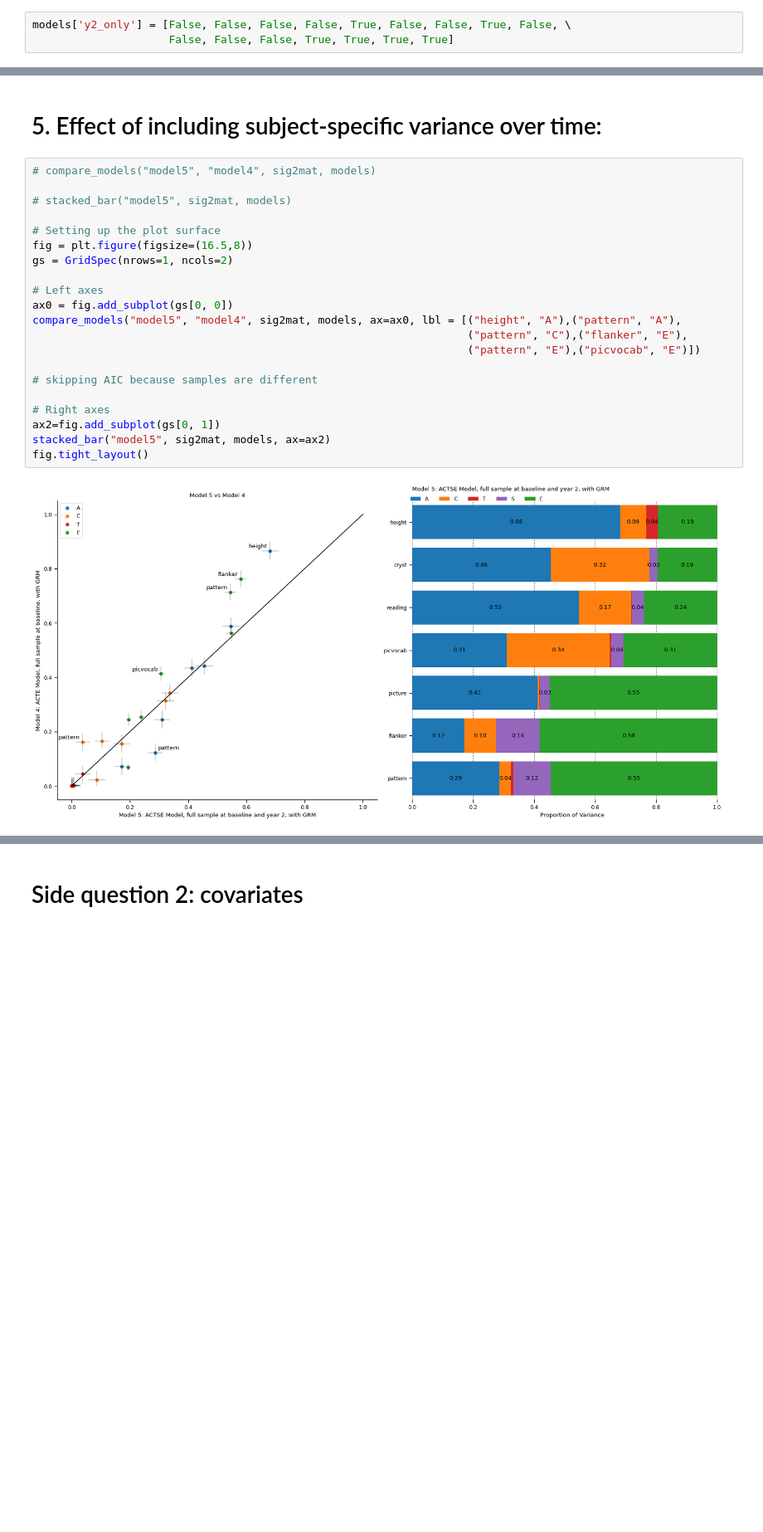
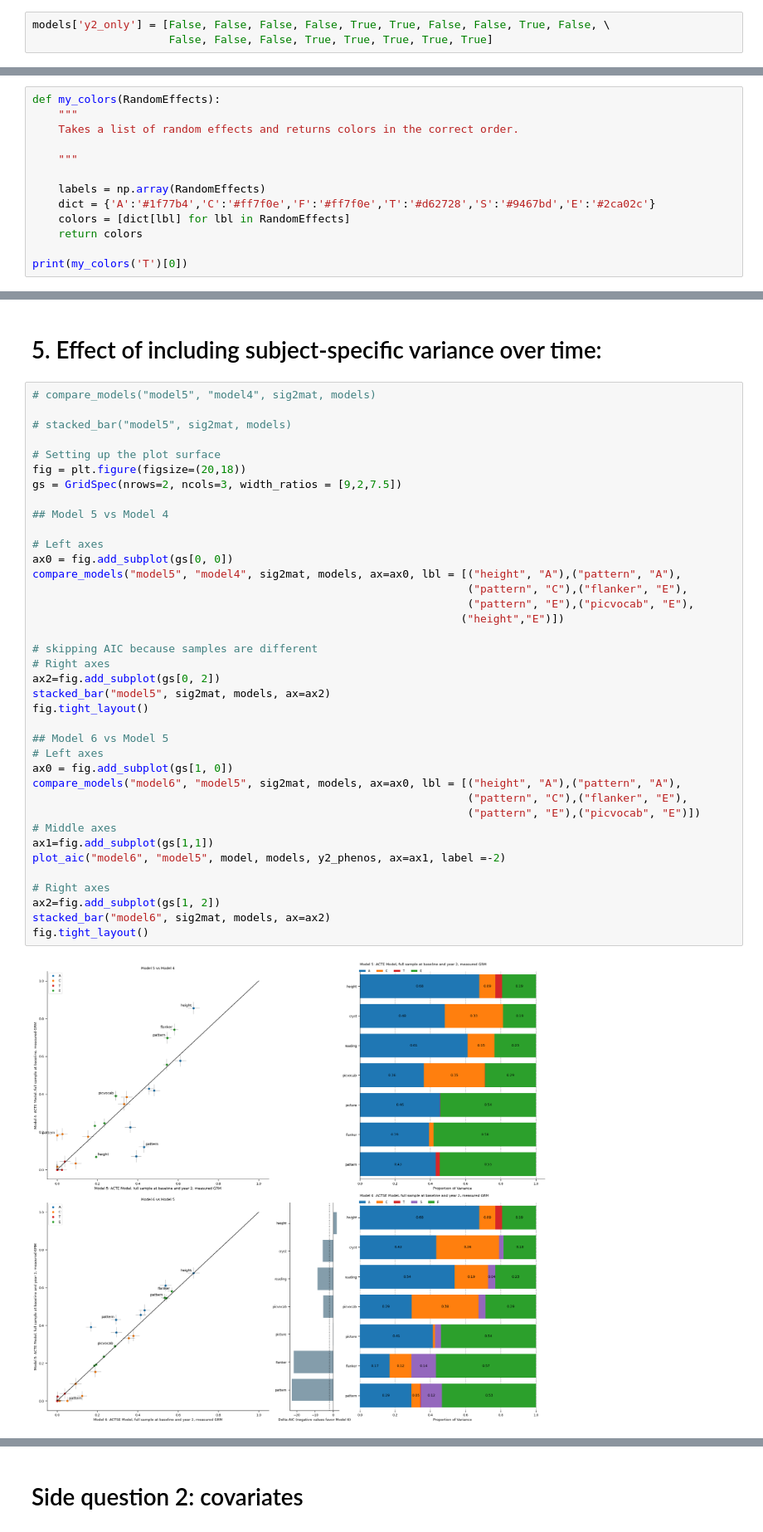
Before and after one commit to dmysmith/random_effects, a Jupyter notebook: behavioral/scripts/visualize_python.ipynb, the cells around one changed output, grey strips where cells are left out. Shown at 83% size. Drawn from its saved outputs; the diff is of its cells as text; blank space fills up the shorter version.

```diff
--- a/behavioral/scripts/visualize_python.ipynb
+++ b/behavioral/scripts/visualize_python.ipynb
@@ -25,8 +25,8 @@ models = pd.DataFrame(fstem_imaging, columns =['shortname'])
 models['title'] = titles
 models['RandomEffects'] = RandomEffects
 # %%
-models['y2_only'] = [False, False, False, False, True, False, False, True, False, \
-                     False, False, False, True, True, True, True]
+models['y2_only'] = [False, False, False, False, True, True, False, False, True, False, \
+                     False, False, False, True, True, True, True, True]
 # %%
 baseline_phenos = ["matrix", "pattern", "flanker",  "cardsort", "list", "picture", \
                    "picvocab", "reading", "cryst", "fluidcomp", "totalcomp", "height"]
@@ -134,0 +135,13 @@ models.at[(models.index[models['shortname'] == 'openmx'].tolist()[0]),'name']='M
+# %%
+def my_colors(RandomEffects):
+    """
+    Takes a list of random effects and returns colors in the correct order.
+
+    """
+
+    labels = np.array(RandomEffects)
+    dict = {'A':'#1f77b4','C':'#ff7f0e','F':'#ff7f0e','T':'#d62728','S':'#9467bd','E':'#2ca02c'}
+    colors = [dict[lbl] for lbl in RandomEffects]
+    return colors
+
+print(my_colors('T')[0])
@@ -518,23 +508,40 @@ stacked_bar("model4", sig2mat, models, ax=ax2)
 # %%
 # compare_models("model5", "model4", sig2mat, models)
 
 # stacked_bar("model5", sig2mat, models)
 
 # Setting up the plot surface
-fig = plt.figure(figsize=(16.5,8))
-gs = GridSpec(nrows=1, ncols=2)
+fig = plt.figure(figsize=(20,18))
+gs = GridSpec(nrows=2, ncols=3, width_ratios = [9,2,7.5])
+
+## Model 5 vs Model 4
 
 # Left axes
 ax0 = fig.add_subplot(gs[0, 0])
 compare_models("model5", "model4", sig2mat, models, ax=ax0, lbl = [("height", "A"),("pattern", "A"),
                                                                    ("pattern", "C"),("flanker", "E"),
-                                                                   ("pattern", "E"),("picvocab", "E")])
+                                                                   ("pattern", "E"),("picvocab", "E"),
+                                                                  ("height","E")])
 
 # skipping AIC because samples are different
+# Right axes
+ax2=fig.add_subplot(gs[0, 2])
+stacked_bar("model5", sig2mat, models, ax=ax2)
+fig.tight_layout()
+
+## Model 6 vs Model 5
+# Left axes
+ax0 = fig.add_subplot(gs[1, 0])
+compare_models("model6", "model5", sig2mat, models, ax=ax0, lbl = [("height", "A"),("pattern", "A"),
+                                                                   ("pattern", "C"),("flanker", "E"),
+                                                                   ("pattern", "E"),("picvocab", "E")])
+# Middle axes
+ax1=fig.add_subplot(gs[1,1])
+plot_aic("model6", "model5", model, models, y2_phenos, ax=ax1, label =-2)
 
 # Right axes
-ax2=fig.add_subplot(gs[0, 1])
-stacked_bar("model5", sig2mat, models, ax=ax2)
+ax2=fig.add_subplot(gs[1, 2])
+stacked_bar("model6", sig2mat, models, ax=ax2)
 fig.tight_layout()
 # %% [output]
-[figure, old version]
+[figure, new version]
```
Also changed, not shown: parts of 25 cells of this notebook, 5 other files.
